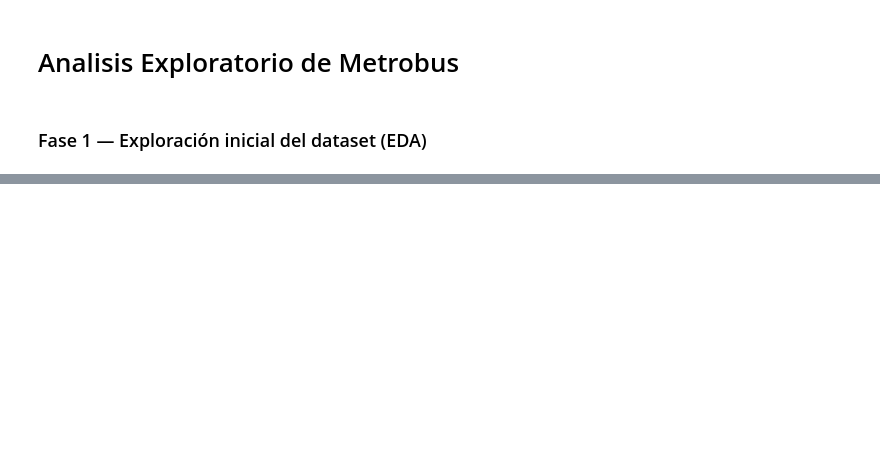
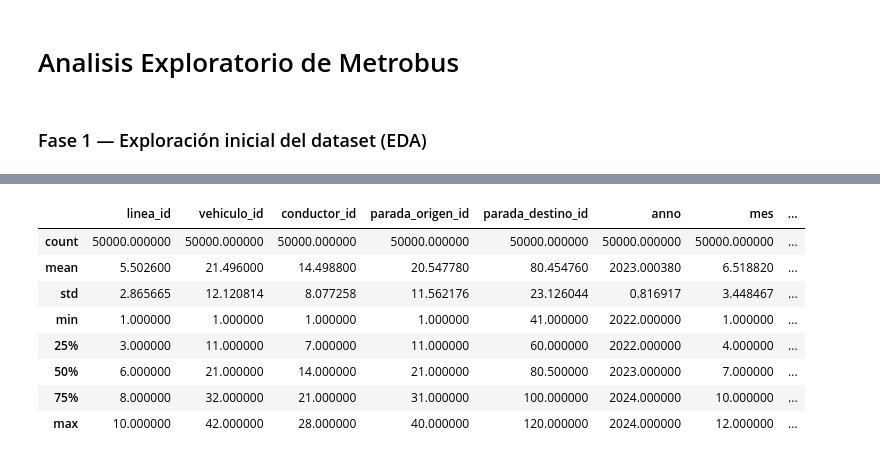
Before and after one commit to Arevaliis/metrobus-data-analytics, a Jupyter notebook: 01_eda.ipynb, the cells around one changed output, grey strips where cells are left out. Cells and saved outputs as stored; diff of their text form; code cells hidden in the pictures; blank space fills up the shorter version.

```diff
--- a/01_eda.ipynb
+++ b/01_eda.ipynb
@@ -79,0 +135,12 @@ df_estructura_general
+# %%
+df_viajes.describe()
+# %% [output]
+|  | linea_id | vehiculo_id | conductor_id | parada_origen_id | parada_destino_id | anno | mes | ... |
+| count | 50000.000000 | 50000.000000 | 50000.000000 | 50000.000000 | 50000.000000 | 50000.000000 | 50000.000000 | ... |
+| mean | 5.502600 | 21.496000 | 14.498800 | 20.547780 | 80.454760 | 2023.000380 | 6.518820 | ... |
+| std | 2.865665 | 12.120814 | 8.077258 | 11.562176 | 23.126044 | 0.816917 | 3.448467 | ... |
+| min | 1.000000 | 1.000000 | 1.000000 | 1.000000 | 41.000000 | 2022.000000 | 1.000000 | ... |
+| 25% | 3.000000 | 11.000000 | 7.000000 | 11.000000 | 60.000000 | 2022.000000 | 4.000000 | ... |
+| 50% | 6.000000 | 21.000000 | 14.000000 | 21.000000 | 80.500000 | 2023.000000 | 7.000000 | ... |
+| 75% | 8.000000 | 32.000000 | 21.000000 | 31.000000 | 100.000000 | 2024.000000 | 10.000000 | ... |
+| max | 10.000000 | 42.000000 | 28.000000 | 40.000000 | 120.000000 | 2024.000000 | 12.000000 | ... |
```
Also changed, not shown: parts of 52 cells of this notebook.
